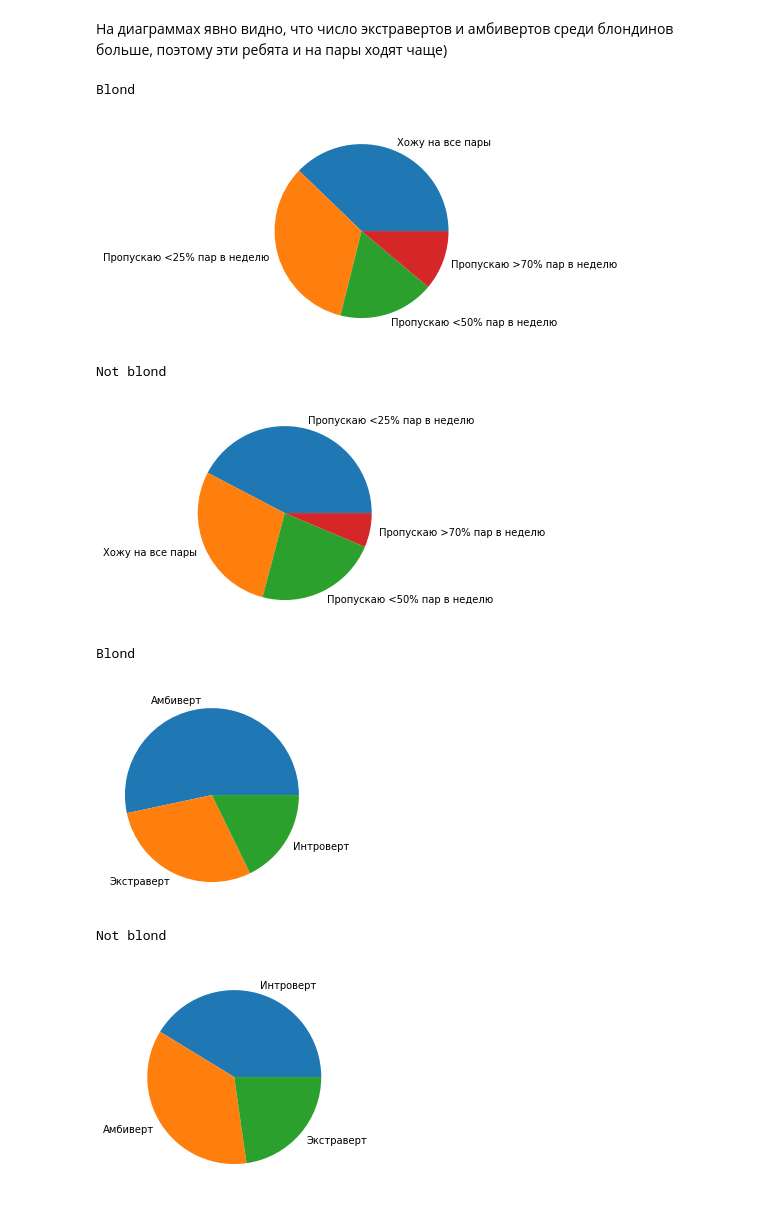
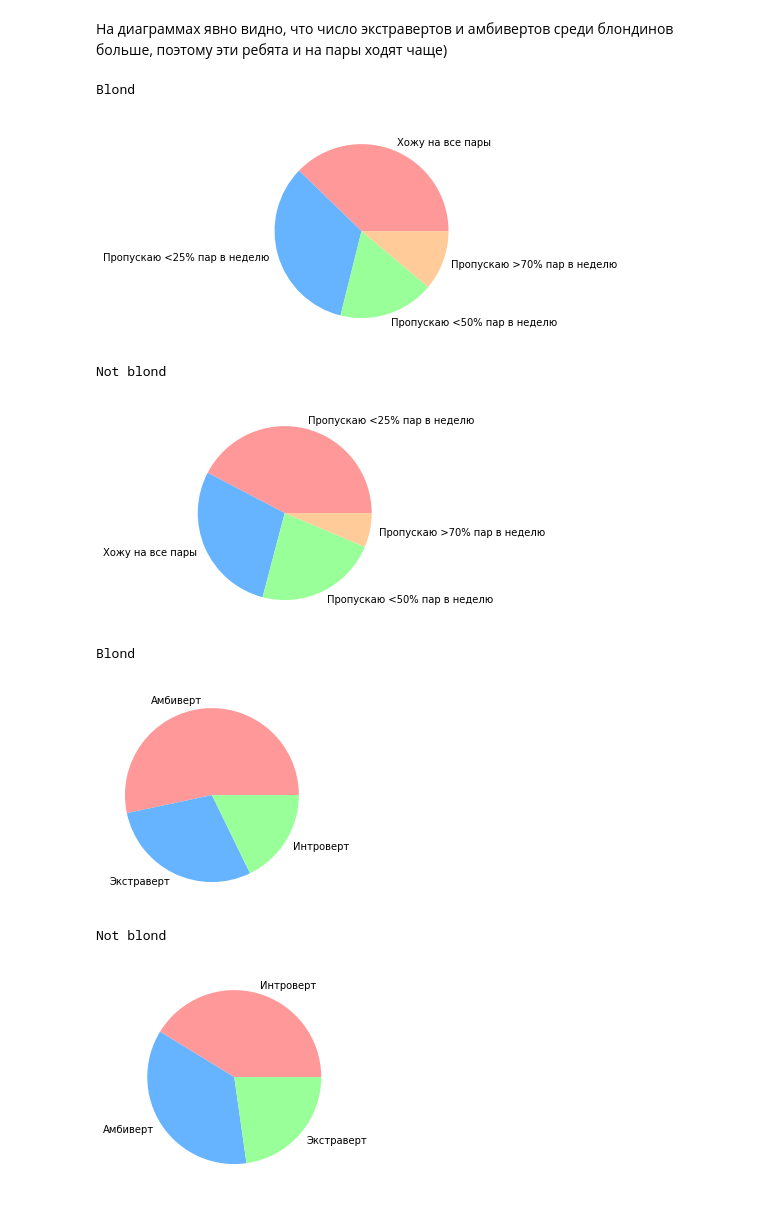
Before and after one commit to sherri-ice/DataAnalyseProject, a Jupyter notebook: vkiad_project.ipynb, the cells around one changed output. Drawn from its saved outputs; the diff is of its cells as text; code cells hidden in the pictures.

```diff
--- a/vkiad_project.ipynb
+++ b/vkiad_project.ipynb
@@ -798,7 +818,7 @@ for column in columns:
     num_of_people = np.sum(values.values)
     values = values / num_of_people
     plt.xticks(np.arange(values.index.size), values.index)
-    plt.bar(range(df[column].unique().size), values)
+    plt.bar(range(df[column].unique().size), values, color = colors)
     plt.show()
 # %% [output]
 Index(['gender', 'faculty', 'average_grade', 'study_time', 'zodiac_sign',
@@ -843,7 +863,7 @@ for column in columns:
     values = values / num_of_people
     print(values)
     plt.xticks(np.arange(values.index.size), values.index, rotation = 90)
-    plt.bar(range(df[column].unique().size), values)
+    plt.bar(range(df[column].unique().size), values, color = colors)
     plt.show()
 # %% [output]
 Blond
@@ -877,27 +897,27 @@ Name: person_type, dtype: float64
 # %%
 columns = np.array(['attendance', 'person_type'])
 for column in columns:
   df = data_frame
   df = df[['blond', column]]
   blond_df = df[df['blond'] == True]
   blond_df.name = "Blond"
   not_blond_df = df[df['blond'] == False]
   not_blond_df.name = "Not blond"
 
 
   for df in [blond_df, not_blond_df]:
     print(df.name)
     values = df[column].value_counts()
     num_of_people = np.sum(values.values)
     values = values / num_of_people
-    plt.pie(values.values, labels = values.index)
+    plt.pie(values.values, labels = values.index, colors = colors)
     plt.show()
 # %% [output]
 Blond
-[figure, old version]
+[figure, new version]
 Not blond
-[figure, old version]
+[figure, new version]
 Blond
-[figure, old version]
+[figure, new version]
 Not blond
-[figure, old version]
+[figure, new version]
```
Also changed, not shown: parts of 17 cells of this notebook.
